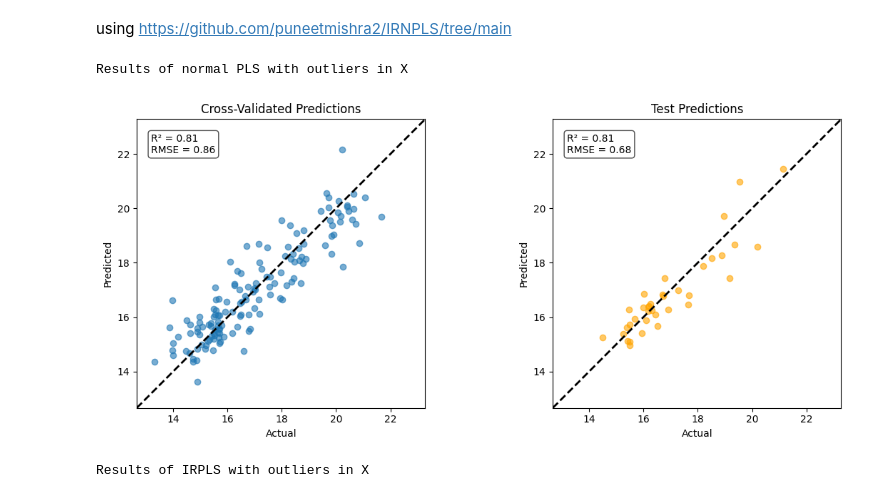
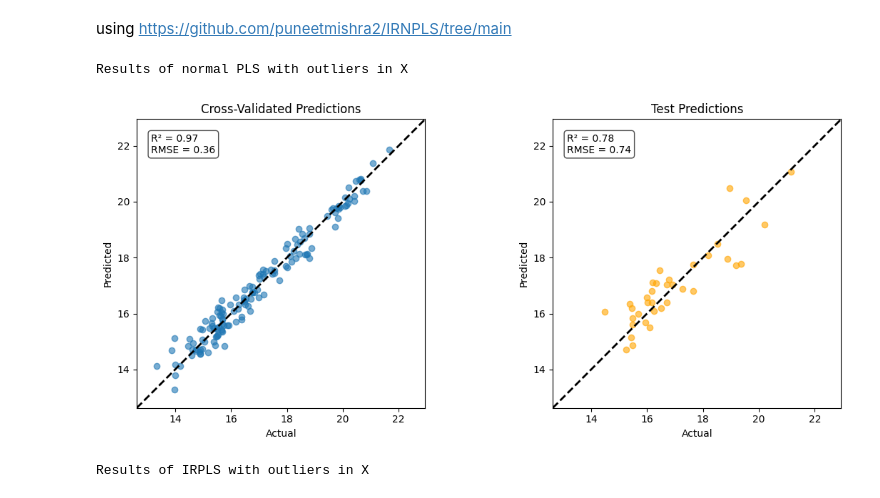
Before and after one commit to LizaGenke/Chemometric-approaches-to-hyperspectral-processing, a Jupyter notebook: robust_analysis.ipynb, the cells around one changed output. Saved outputs shown, nothing was run; the diff lists cells and outputs as text; code cells hidden in the pictures.

```diff
--- a/robust_analysis.ipynb
+++ b/robust_analysis.ipynb
@@ -338,15 +338,15 @@ def irpls(X, Y, lvs, alpha):
 # %%
 from sklearn.cross_decomposition import PLSRegression
 
-pls = PLSRegression(n_components=5)
+pls = PLSRegression(n_components=30)
 pls.fit(X=X_copy, y=y_cal_ks)
 y_pred_pls_cv = pls.predict(X_copy)
 y_pred_pls_test = pls.predict(X_test_ks)
 print("Results of normal PLS with outliers in X")
 plot_cv_vs_test(y_cal_ks, y_pred_pls_cv, y_test_ks, y_pred_pls_test)
 # %% [output]
 Results of normal PLS with outliers in X
-[figure, old version]
+[figure, new version]
 # %%
 import matplotlib.pyplot as plt
 np.expand_dims(reference_values, axis=0)
```
Also changed, not shown: parts of 2 cells of this notebook.
